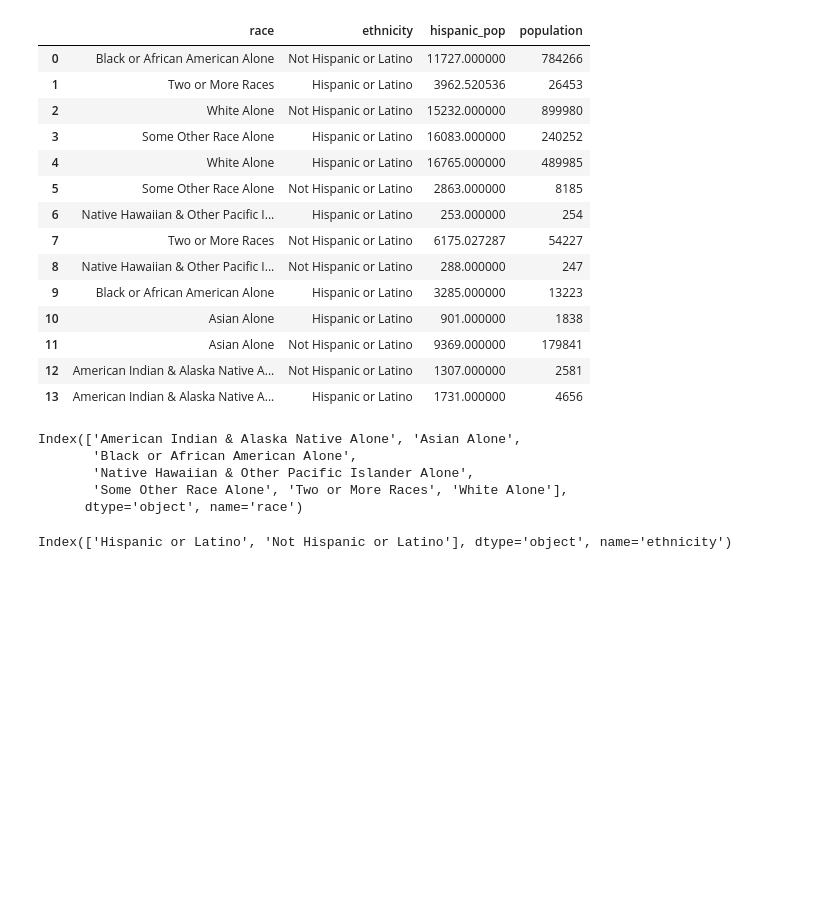
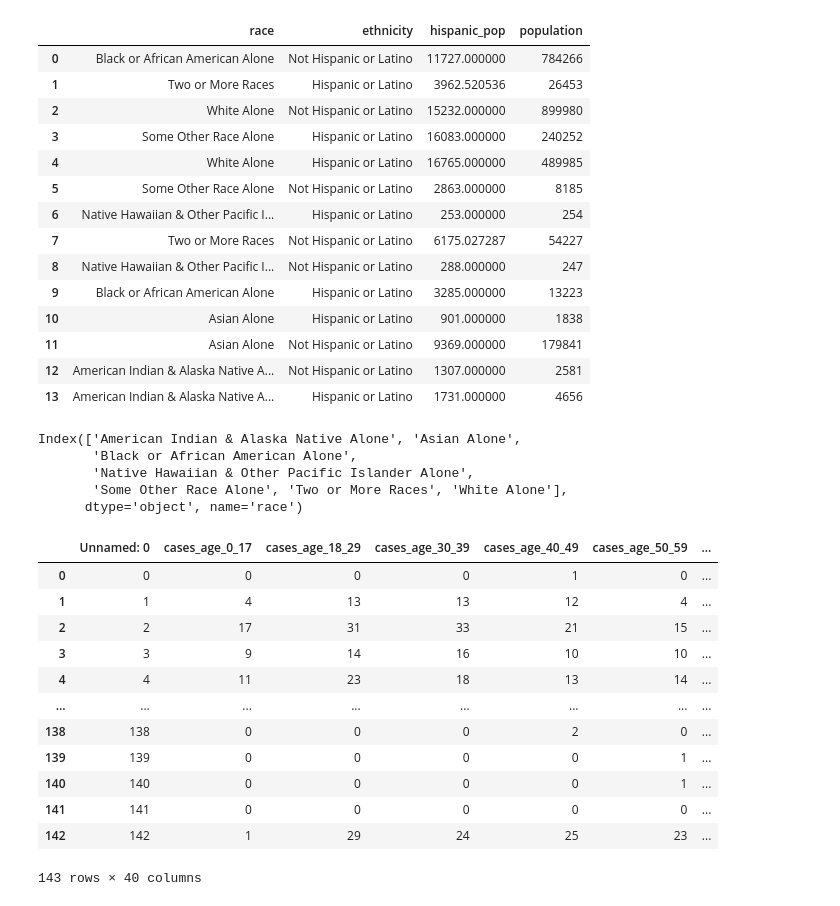
Before and after one commit to brankopoledic/covid-demo, a Jupyter notebook: chicago_demo/chicago_population_demo.ipynb, the cells around one changed output. Drawn from its saved outputs; the diff is of its cells as text; code cells hidden in the pictures; blank space fills up the shorter version.

```diff
--- a/chicago_demo/chicago_population_demo.ipynb
+++ b/chicago_demo/chicago_population_demo.ipynb
@@ -61,7 +75,3 @@ Index(['American Indian & Alaska Native Alone', 'Asian Alone',
 # %%
 chicago_ethnicity = chicago_pop_2018.groupby('ethnicity',as_index=True)
 ethnicity_count = pd.DataFrame(chicago_ethnicity['population'].sum())
-# %%
-ethnicity_count.index
-# %% [output]
-Index(['Hispanic or Latino', 'Not Hispanic or Latino'], dtype='object', name='ethnicity')
@@ -67,0 +82,21 @@ Index(['Hispanic or Latino', 'Not Hispanic or Latino'], dtype='object', name='et
+# %%
+# File to Load
+file_to_load = "covid_chicago.csv"
+
+# Read csv File and store into Pandas data frame
+results_df = pd.read_csv(file_to_load)
+results_df
+# %% [output]
+|  | Unnamed: 0 | cases_age_0_17 | cases_age_18_29 | cases_age_30_39 | cases_age_40_49 | cases_age_50_59 | ... |
+| 0 | 0 | 0 | 0 | 0 | 1 | 0 | ... |
+| 1 | 1 | 4 | 13 | 13 | 12 | 4 | ... |
+| 2 | 2 | 17 | 31 | 33 | 21 | 15 | ... |
+| 3 | 3 | 9 | 14 | 16 | 10 | 10 | ... |
+| 4 | 4 | 11 | 23 | 18 | 13 | 14 | ... |
+| ... | ... | ... | ... | ... | ... | ... | ... |
+| 138 | 138 | 0 | 0 | 0 | 2 | 0 | ... |
+| 139 | 139 | 0 | 0 | 0 | 0 | 1 | ... |
+| 140 | 140 | 0 | 0 | 0 | 0 | 1 | ... |
+| 141 | 141 | 0 | 0 | 0 | 0 | 0 | ... |
+| 142 | 142 | 1 | 29 | 24 | 25 | 23 | ... |
+143 rows × 40 columns
```
Also changed, not shown: parts of 21 cells of this notebook, 5 other files.
